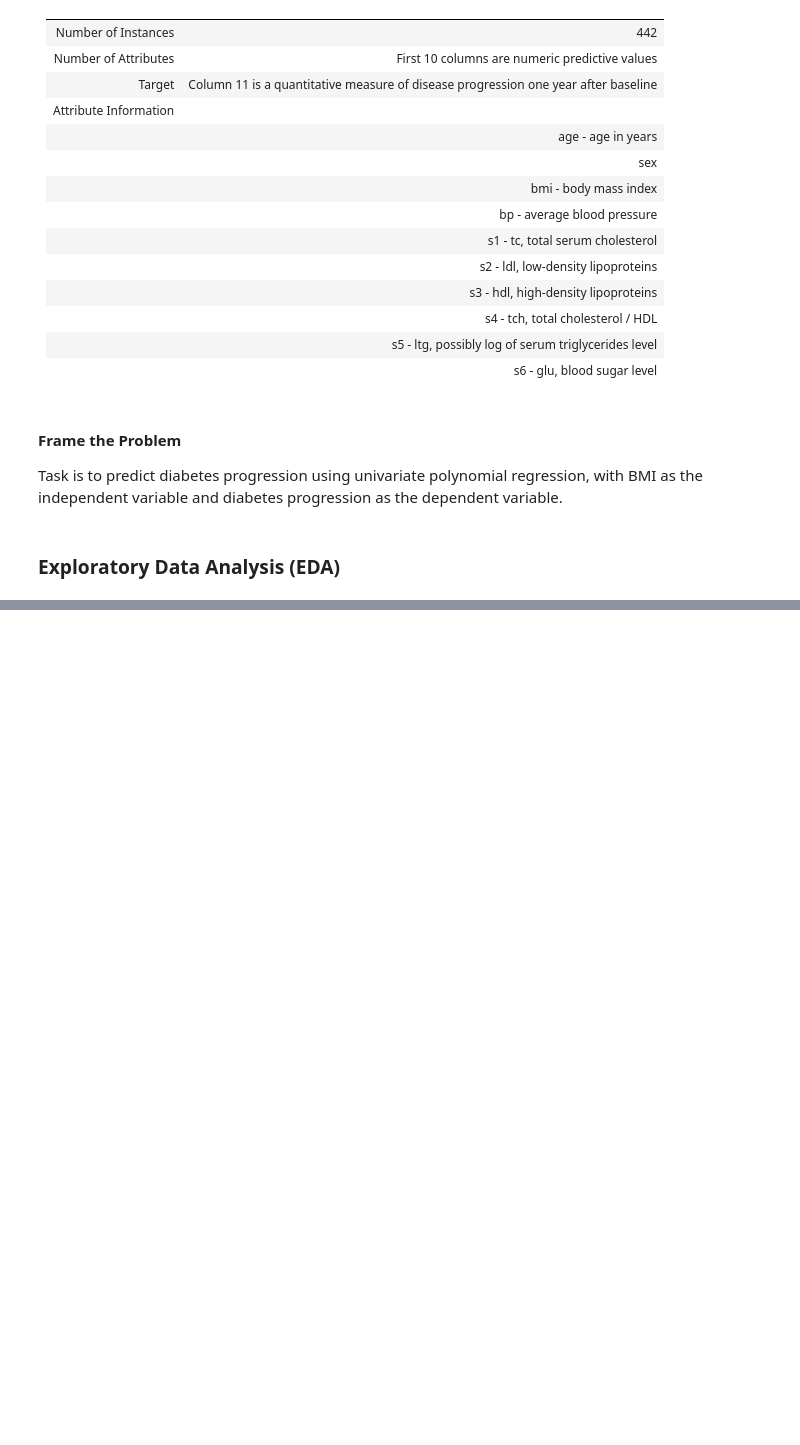
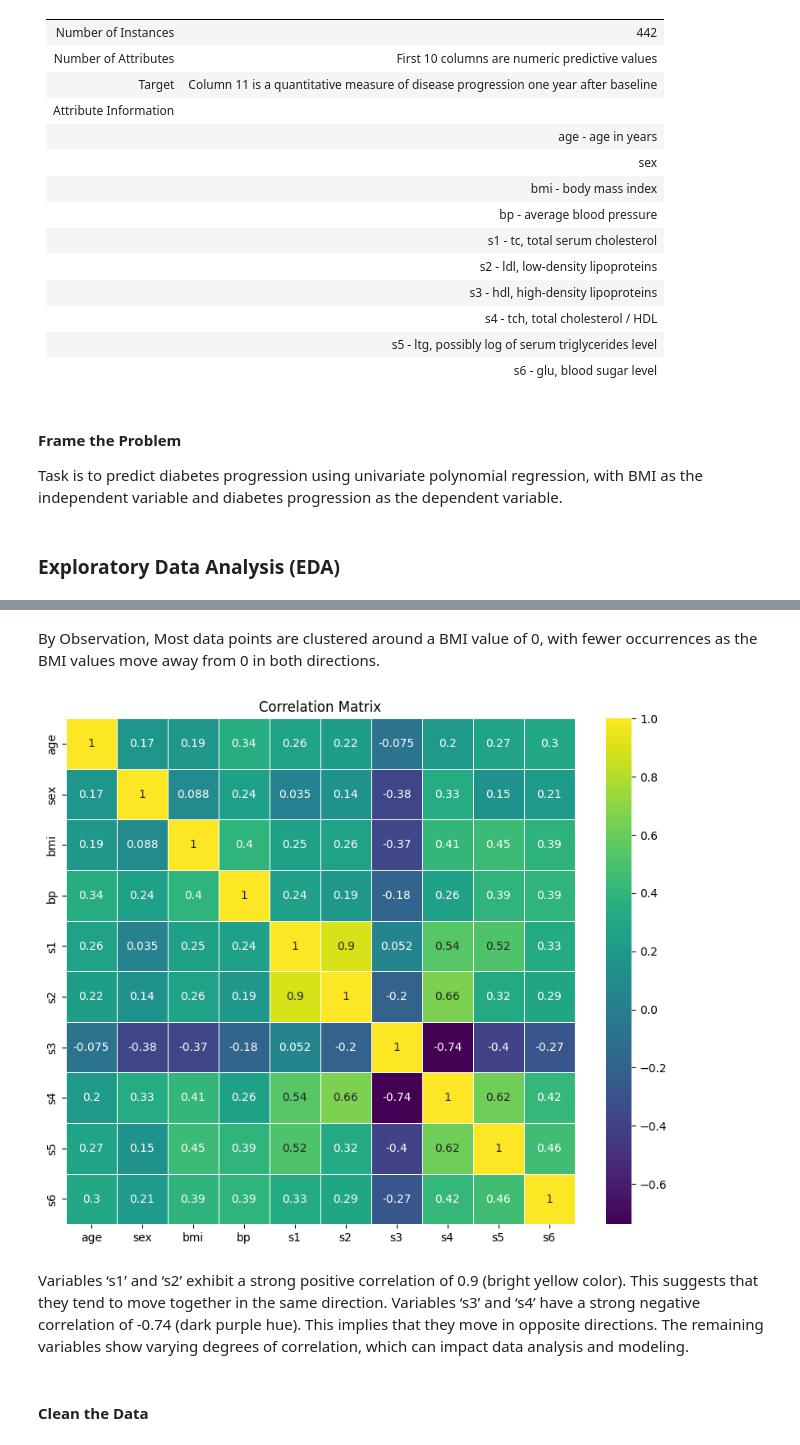
Before and after one commit to shireeshatn/CSCN8010-Labs, a Jupyter notebook: Polynomial Regression.ipynb, the cells around one changed output, grey strips where cells are left out. Saved outputs shown, nothing was run; the diff lists cells and outputs as text; code cells hidden in the pictures; blank space fills up the shorter version.

```diff
--- a/Polynomial Regression.ipynb
+++ b/Polynomial Regression.ipynb
@@ -57,0 +103,14 @@ df.head()
+# %% [markdown]
+By Observation, Most data points are clustered around a BMI value of 0, with fewer occurrences as the BMI values move away from 0 in both directions.
+# %%
+# Correlation Matrix
+plt.figure(figsize=(10, 8))
+sns.heatmap(df.corr(), annot=True, cmap='viridis', linewidths=.5)
+plt.title('Correlation Matrix')
+plt.show()
+# %% [output]
+[figure, added]
+# %% [markdown]
+Variables ‘s1’ and ‘s2’ exhibit a strong positive correlation of 0.9 (bright yellow color). This suggests that they tend to move together in the same direction. Variables ‘s3’ and ‘s4’ have a strong negative correlation of -0.74 (dark purple hue). This implies that they move in opposite directions. The remaining variables show varying degrees of correlation, which can impact data analysis and modeling.
+# %% [markdown]
+#### **Clean the Data**
```
Also changed, not shown: parts of 22 cells of this notebook.
